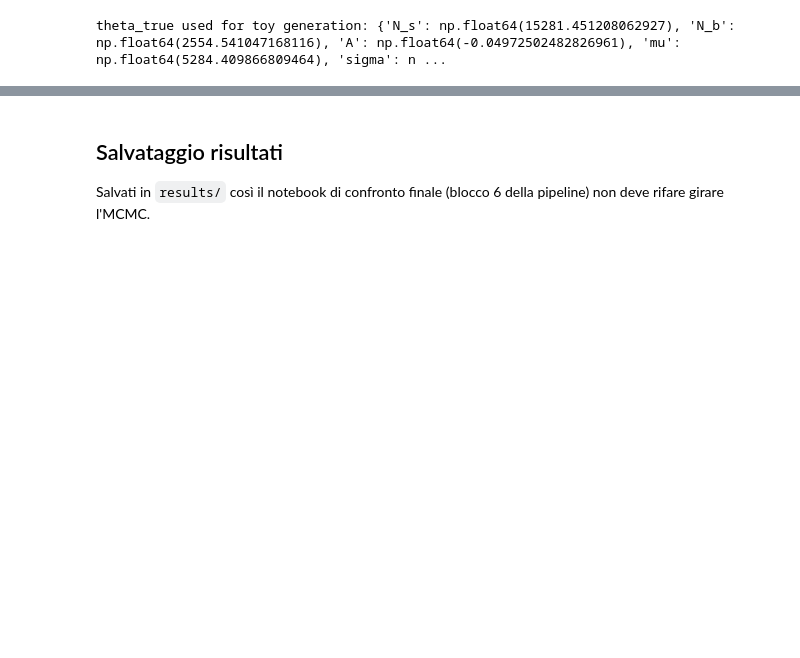
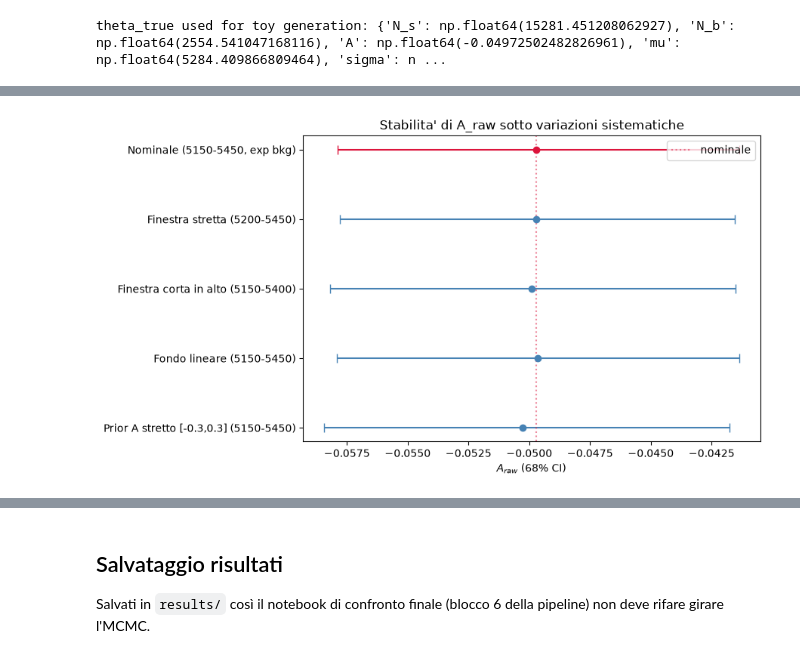
Before and after one commit to gmoretti03/LHCb-opendata-acp, a Jupyter notebook: Code_general/Bayesian/Bayesian_Analysis.ipynb, the cells around one changed output, grey strips where cells are left out. Cells and saved outputs as stored; diff of their text form; code cells hidden in the pictures; blank space fills up the shorter version.

```diff
--- a/Code_general/Bayesian/Bayesian_Analysis.ipynb
+++ b/Code_general/Bayesian/Bayesian_Analysis.ipynb
@@ -455,0 +534,17 @@ empirical 95% coverage: 18/20 = 0.90 (nominale: 0.95)
+# %%
+fig, ax = plt.subplots(figsize=(9, 5))
+ys = list(range(len(syst_results)))[::-1]
+for y, r in zip(ys, syst_results):
+    med, (lo_ci, hi_ci) = r["A_median"], r["A_ci68"]
+    ax.errorbar(med, y, xerr=[[med-lo_ci], [hi_ci-med]], fmt="o", capsize=4,
+                color="crimson" if "Nominale" in r["label"] else "steelblue")
+ax.set_yticks(ys)
+ax.set_yticklabels([r["label"] for r in syst_results])
+ax.axvline(A_median, color="crimson", linestyle=":", alpha=0.5, label="nominale")
+ax.set_xlabel(r"$A_{raw}$ (68% CI)")
+ax.set_title("Stabilita' di A_raw sotto variazioni sistematiche")
+ax.legend()
+plt.tight_layout()
+plt.show()
+# %% [output]
+[figure, added]
```
Also changed, not shown: parts of 20 cells of this notebook, 1 other file.
